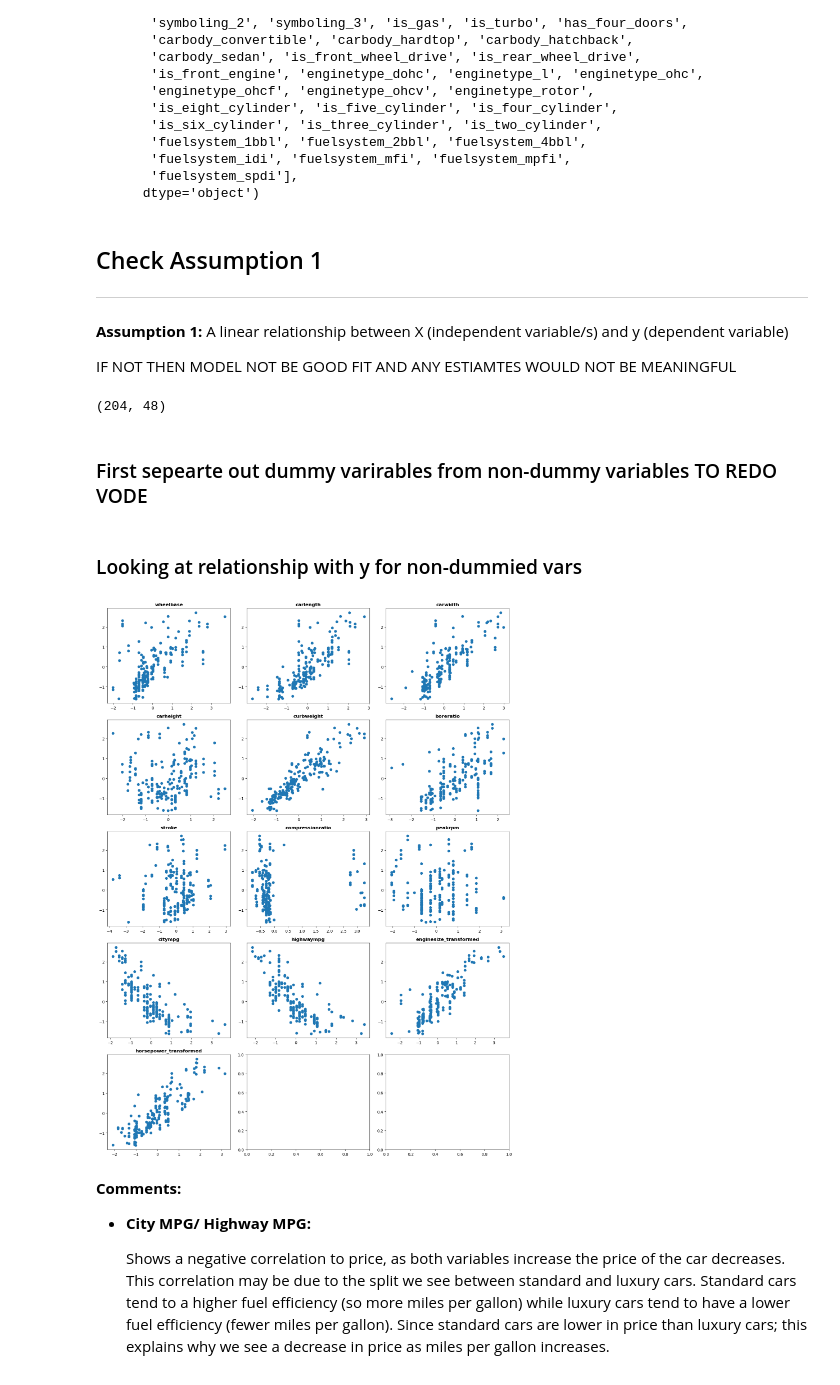
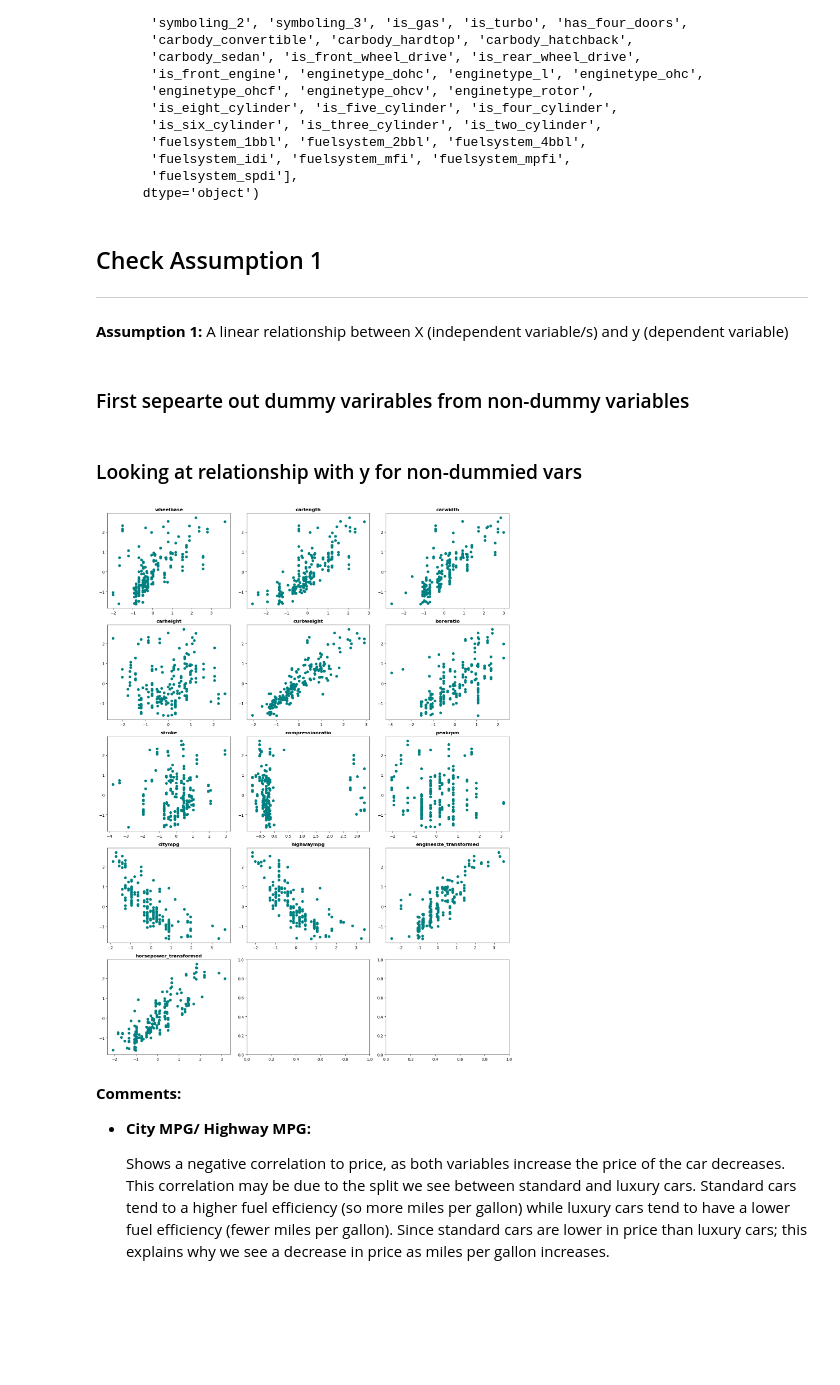
Before and after one commit to simrenbasra/OLS_Regression, a Jupyter notebook: notebooks/02_linear_regression/01-ols_linear_regression.ipynb, the cells around one changed output. Drawn from its saved outputs; the diff is of its cells as text; code cells hidden in the pictures; blank space fills up the shorter version.

```diff
--- a/notebooks/02_linear_regression/01-ols_linear_regression.ipynb
+++ b/notebooks/02_linear_regression/01-ols_linear_regression.ipynb
@@ -68,21 +87,16 @@ Index(['wheelbase', 'carlength', 'carwidth', 'carheight', 'curbweight',
 -----
 **Assumption 1:**
 A linear relationship between X (independent variable/s) and y (dependent variable)
-
-IF NOT THEN MODEL NOT BE GOOD FIT AND ANY ESTIAMTES WOULD NOT BE MEANINGFUL
-# %%
-X.shape
-# %% [output]
-(204, 48)
 # %% [markdown]
-### First sepearte out dummy varirables from non-dummy variables TO REDO VODE
+### First sepearte out dummy varirables from non-dummy variables
 # %%
 dummy_cols = []
 non_dummy_cols = []
 
 # Iterate through each column to check unique values
 for col in X.columns:
-    if X[col].nunique() == 2 and set(X[col].unique()) <= {0, 1}:  # Check if column has exactly two unique values (0 and 1)
+    # Check 2 unique values in columns, if so this column is a dummy column (where values are always 1 or 0)
+    if X[col].nunique() == 2:
         dummy_cols.append(col)
     else:
         non_dummy_cols.append(col)
@@ -91,14 +105,14 @@ for col in X.columns:
 # %%
 plt.subplots(5,3, figsize=(15,20))
 
 for i,col in enumerate(non_dummy_cols):
     plt.subplot(5,3,i+1)
-    plt.scatter(X[col],  y)
+    plt.scatter(X[col],  y, color='teal')
     plt.title(col, fontweight= 'bold')
 plt.tight_layout()
 plt.show()
 # %% [output]
-[figure, old version]
+[figure, new version]
 # %% [markdown]
 **Comments:**
 
```
Also changed, not shown: parts of 77 cells of this notebook.
